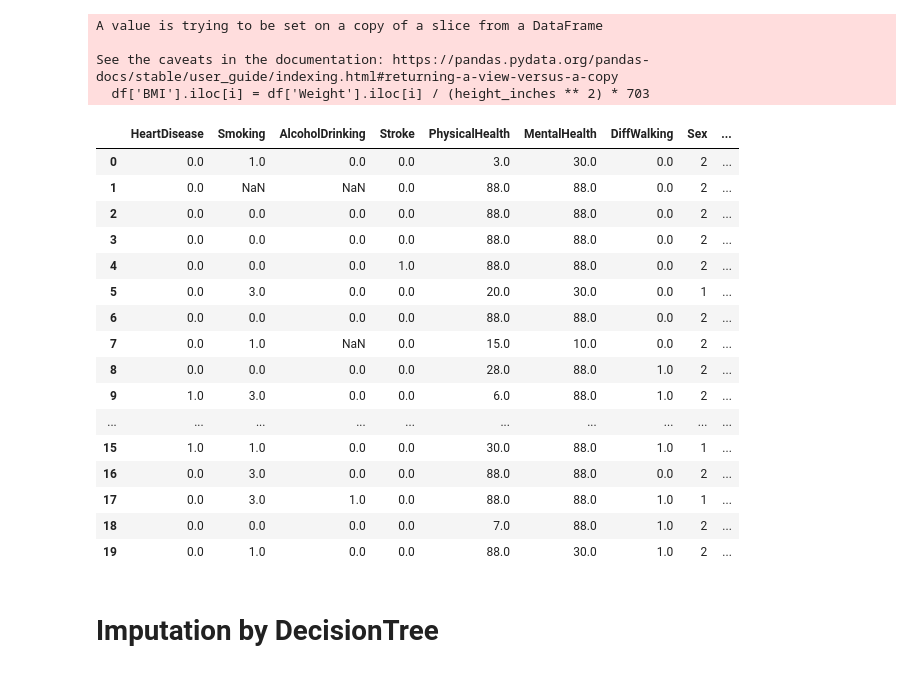
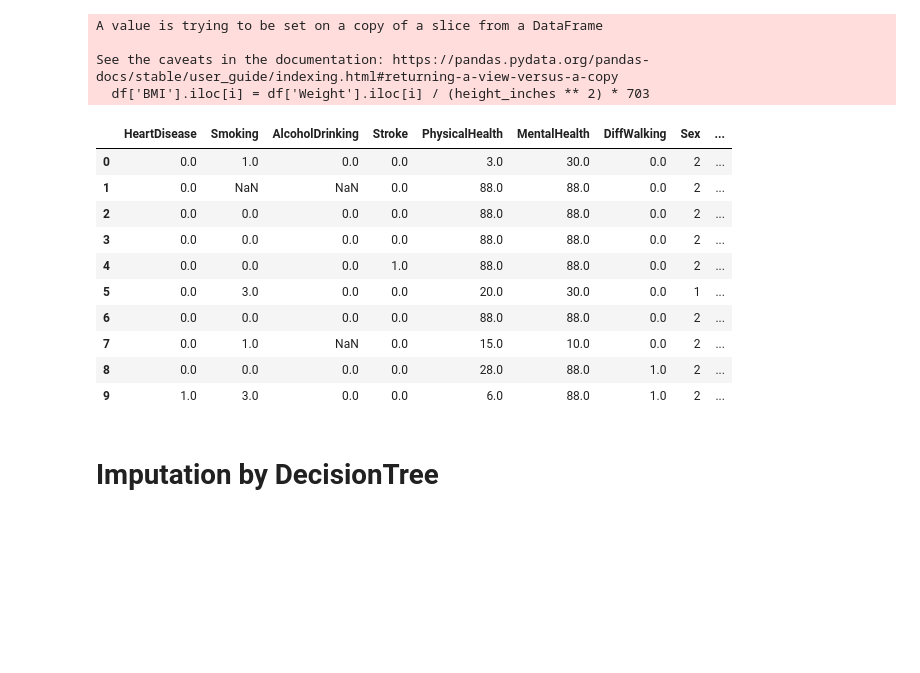
Before and after one commit to yahyamomtaz/Heart-Attack-Project, a Jupyter notebook: heart-attack-complete-project.ipynb, the cells around one changed output. Saved outputs shown, nothing was run; the diff lists cells and outputs as text; code cells hidden in the pictures; blank space fills up the shorter version.

```diff
--- a/heart-attack-complete-project.ipynb
+++ b/heart-attack-complete-project.ipynb
@@ -328,25 +329,19 @@ A value is trying to be set on a copy of a slice from a DataFrame
 See the caveats in the documentation: https://pandas.pydata.org/pandas-docs/stable/user_guide/indexing.html#returning-a-view-versus-a-copy
   df['BMI'].iloc[i] = df['Weight'].iloc[i] / (height_inches ** 2) * 703
 # %%
-df.head(20)
+df.head(10)
 # %% [output]
 |  | HeartDisease | Smoking | AlcoholDrinking | Stroke | PhysicalHealth | MentalHealth | DiffWalking | Sex | ... |
 | 0 | 0.0 | 1.0 | 0.0 | 0.0 | 3.0 | 30.0 | 0.0 | 2 | ... |
 | 1 | 0.0 | NaN | NaN | 0.0 | 88.0 | 88.0 | 0.0 | 2 | ... |
 | 2 | 0.0 | 0.0 | 0.0 | 0.0 | 88.0 | 88.0 | 0.0 | 2 | ... |
 | 3 | 0.0 | 0.0 | 0.0 | 0.0 | 88.0 | 88.0 | 0.0 | 2 | ... |
 | 4 | 0.0 | 0.0 | 0.0 | 1.0 | 88.0 | 88.0 | 0.0 | 2 | ... |
 | 5 | 0.0 | 3.0 | 0.0 | 0.0 | 20.0 | 30.0 | 0.0 | 1 | ... |
 | 6 | 0.0 | 0.0 | 0.0 | 0.0 | 88.0 | 88.0 | 0.0 | 2 | ... |
 | 7 | 0.0 | 1.0 | NaN | 0.0 | 15.0 | 10.0 | 0.0 | 2 | ... |
 | 8 | 0.0 | 0.0 | 0.0 | 0.0 | 28.0 | 88.0 | 1.0 | 2 | ... |
 | 9 | 1.0 | 3.0 | 0.0 | 0.0 | 6.0 | 88.0 | 1.0 | 2 | ... |
-| ... | ... | ... | ... | ... | ... | ... | ... | ... | ... |
-| 15 | 1.0 | 1.0 | 0.0 | 0.0 | 30.0 | 88.0 | 1.0 | 1 | ... |
-| 16 | 0.0 | 3.0 | 0.0 | 0.0 | 88.0 | 88.0 | 0.0 | 2 | ... |
-| 17 | 0.0 | 3.0 | 1.0 | 0.0 | 88.0 | 88.0 | 1.0 | 1 | ... |
-| 18 | 0.0 | 0.0 | 0.0 | 0.0 | 7.0 | 88.0 | 1.0 | 2 | ... |
-| 19 | 0.0 | 1.0 | 0.0 | 0.0 | 88.0 | 30.0 | 1.0 | 2 | ... |
 # %% [markdown]
 # Imputation by DecisionTree
 # %%
```
Also changed, not shown: parts of 3 cells of this notebook, 1 other file.
